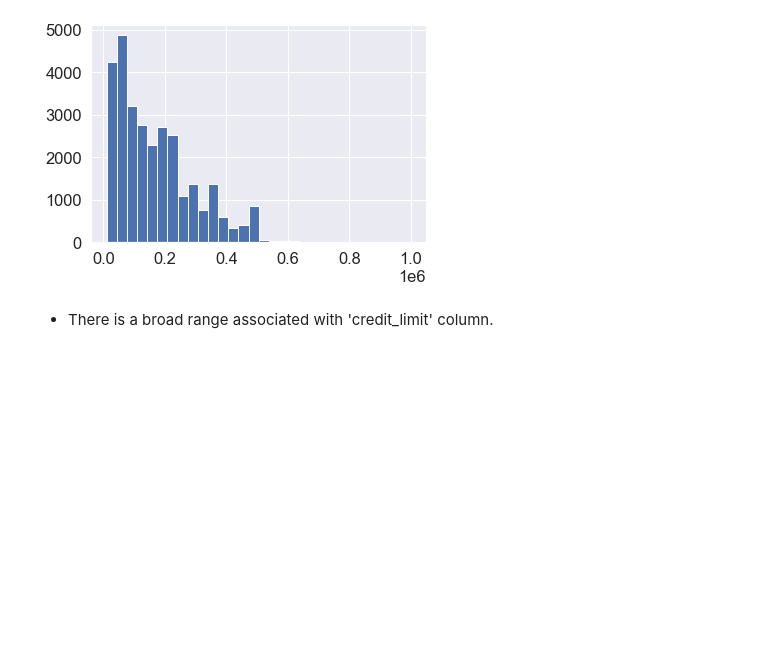
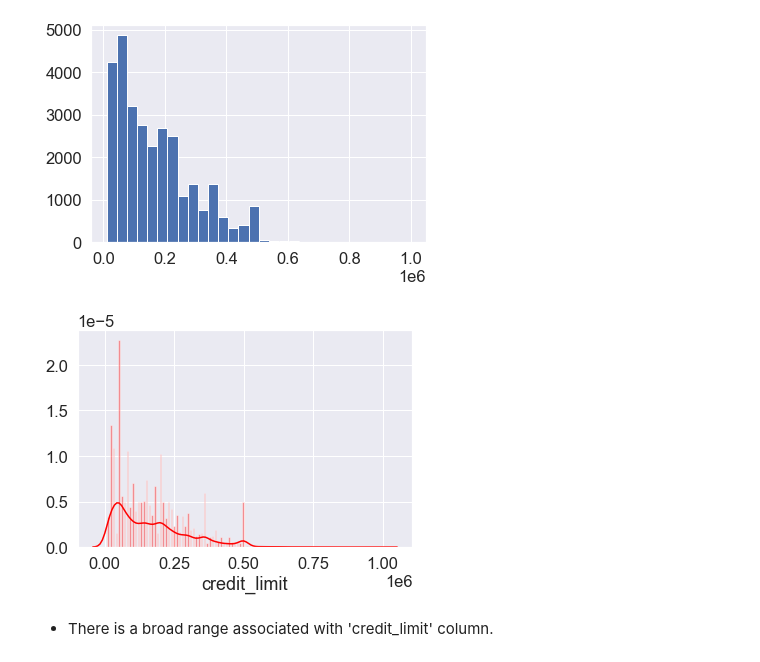
Before and after one commit to helnazsoltani/default-of-credit-card-clients, a Jupyter notebook: default-of-credit-card-clients.ipynb, the cells around one changed output. Drawn from its saved outputs; the diff is of its cells as text; code cells hidden in the pictures; blank space fills up the shorter version.

```diff
--- a/default-of-credit-card-clients.ipynb
+++ b/default-of-credit-card-clients.ipynb
@@ -259,0 +303,6 @@ lst
+# %%
+df['default_sep'] = df['pay_sep'] - df['bill_aug']
+df['default_aug'] = df['pay_aug'] - df['bill_jul']
+df['default_jul'] = df['pay_jul'] - df['bill_jun']
+df['default_jun'] = df['pay_jun'] - df['bill_may']
+df['default_may'] = df['pay_may'] - df['bill_apr']
@@ -259,0 +315,6 @@ lst
+# %%
+default_columns = ['default_sep', 'default_aug', 'default_jul', 'default_jun', 'default_may']
+for col in default_columns:
+    df[col][df[col] >= 0] = 0
+    df[col][df[col] < 0] = 1
+df['default_count'] = sum(df[col] for col in default_columns)
@@ -259,0 +335,7 @@ lst
+# %%
+df = df.drop(['pay_status_sep', 'pay_status_aug', 'pay_status_jul', 'pay_status_jun',
+       'pay_status_may', 'pay_status_apr', 'default_sep', 'default_aug', 'default_jul', 'default_jun', 'default_may'], axis = 1)
+# %%
+df = df[['credit_limit', 'sex', 'education', 'marital_status', 'age', 'default_count',
+         'bill_sep', 'bill_aug', 'bill_jul', 'bill_jun', 'bill_may', 'bill_apr',
+         'pay_sep', 'pay_aug', 'pay_jul', 'pay_jun', 'pay_may', 'pay_apr', 'next_default_payment']]
@@ -276,6 +367,10 @@ df['credit_limit'].mean(), df['credit_limit'].std()
 df['credit_limit'].hist(bins = 30);
 # %% [output]
 [figure]
+# %%
+sns.distplot(df['credit_limit'], kde = True, bins = 200, color = "red");
+# %% [output]
+[figure, added]
 # %% [markdown]
 - There is a broad range associated with 'credit_limit' column.
 # %% [markdown]
```
Also changed, not shown: parts of 68 cells of this notebook.
